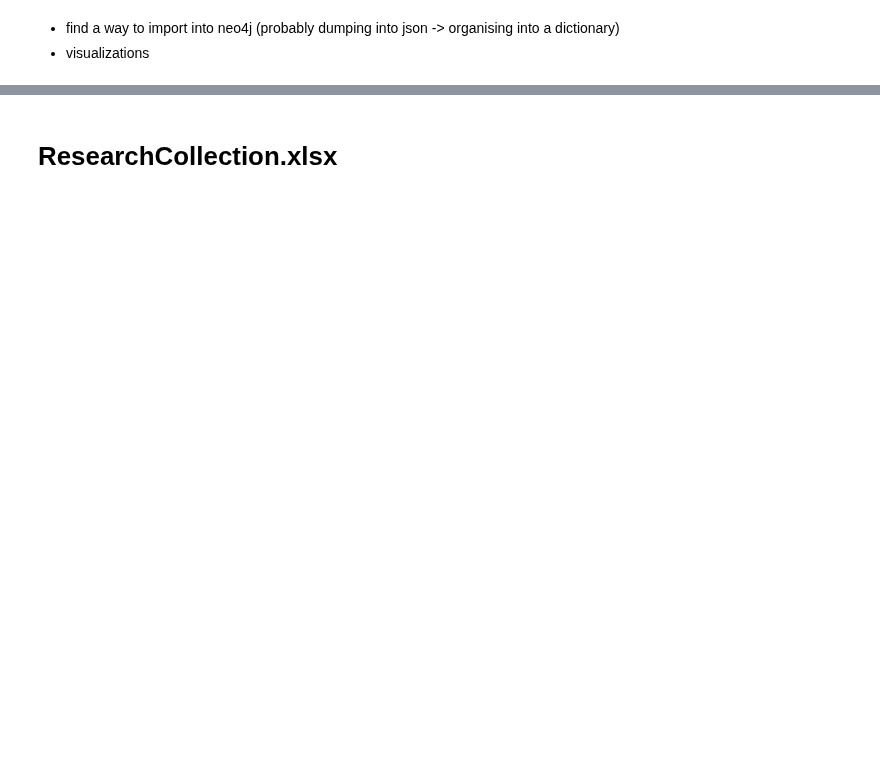
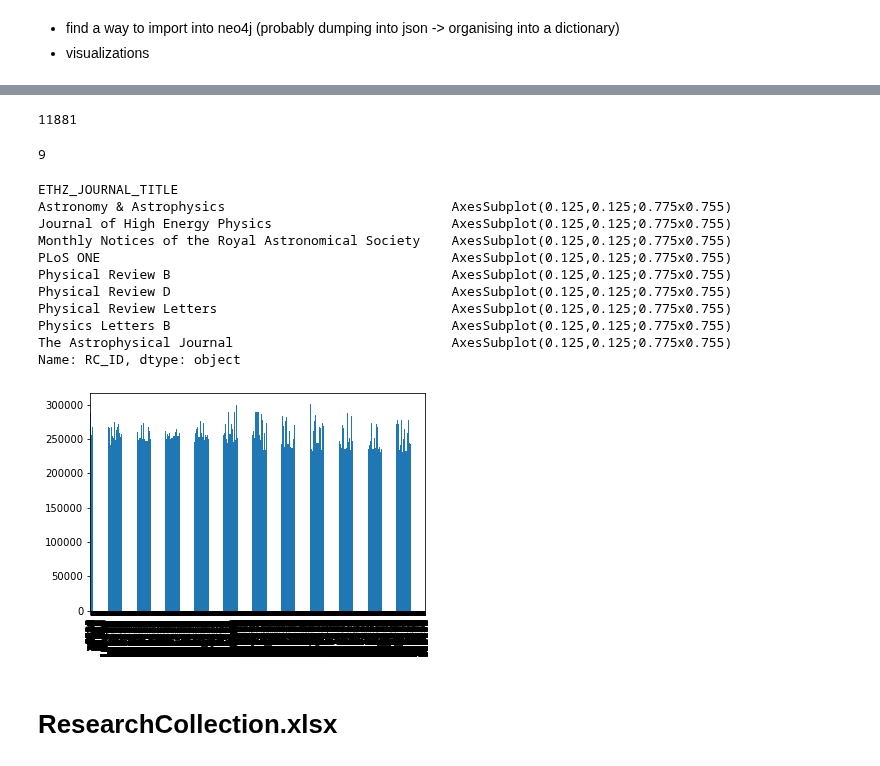
Before and after one commit to GiuliaLanzillotta/ETH_SEARCH, a Jupyter notebook: Data exploration.ipynb, the cells around one changed output, grey strips where cells are left out. Drawn from its saved outputs; the diff is of its cells as text; code cells hidden in the pictures; blank space fills up the shorter version.

```diff
--- a/Data exploration.ipynb
+++ b/Data exploration.ipynb
@@ -430,3 +433,29 @@ rc_m.head()
+# %%
+#Check number of unique journals
+len(rc_m.ETHZ_JOURNAL_TITLE.unique()) # 11881 unique journals
+# %% [output]
+11881
+# %%
+rc_mp = rc_m[rc_m.groupby('ETHZ_JOURNAL_TITLE').ETHZ_JOURNAL_TITLE.transform('count')>5000].copy()
+# %%
+len(rc_mp.groupby("ETHZ_JOURNAL_TITLE")["RC_ID"].count().sort_values(ascending=False))
+# %% [output]
+9
+# %%
+rc_mp.groupby("ETHZ_JOURNAL_TITLE")["RC_ID"].plot.bar()
+# %% [output]
+ETHZ_JOURNAL_TITLE
+Astronomy & Astrophysics                             AxesSubplot(0.125,0.125;0.775x0.755)
+Journal of High Energy Physics                       AxesSubplot(0.125,0.125;0.775x0.755)
+Monthly Notices of the Royal Astronomical Society    AxesSubplot(0.125,0.125;0.775x0.755)
+PLoS ONE                                             AxesSubplot(0.125,0.125;0.775x0.755)
+Physical Review B                                    AxesSubplot(0.125,0.125;0.775x0.755)
+Physical Review D                                    AxesSubplot(0.125,0.125;0.775x0.755)
+Physical Review Letters                              AxesSubplot(0.125,0.125;0.775x0.755)
+Physics Letters B                                    AxesSubplot(0.125,0.125;0.775x0.755)
+The Astrophysical Journal                            AxesSubplot(0.125,0.125;0.775x0.755)
+Name: RC_ID, dtype: object
+[figure, added]
 # %% [markdown]
 # ResearchCollection.xlsx
 # %%
```
Also changed, not shown: parts of 4 cells of this notebook.
